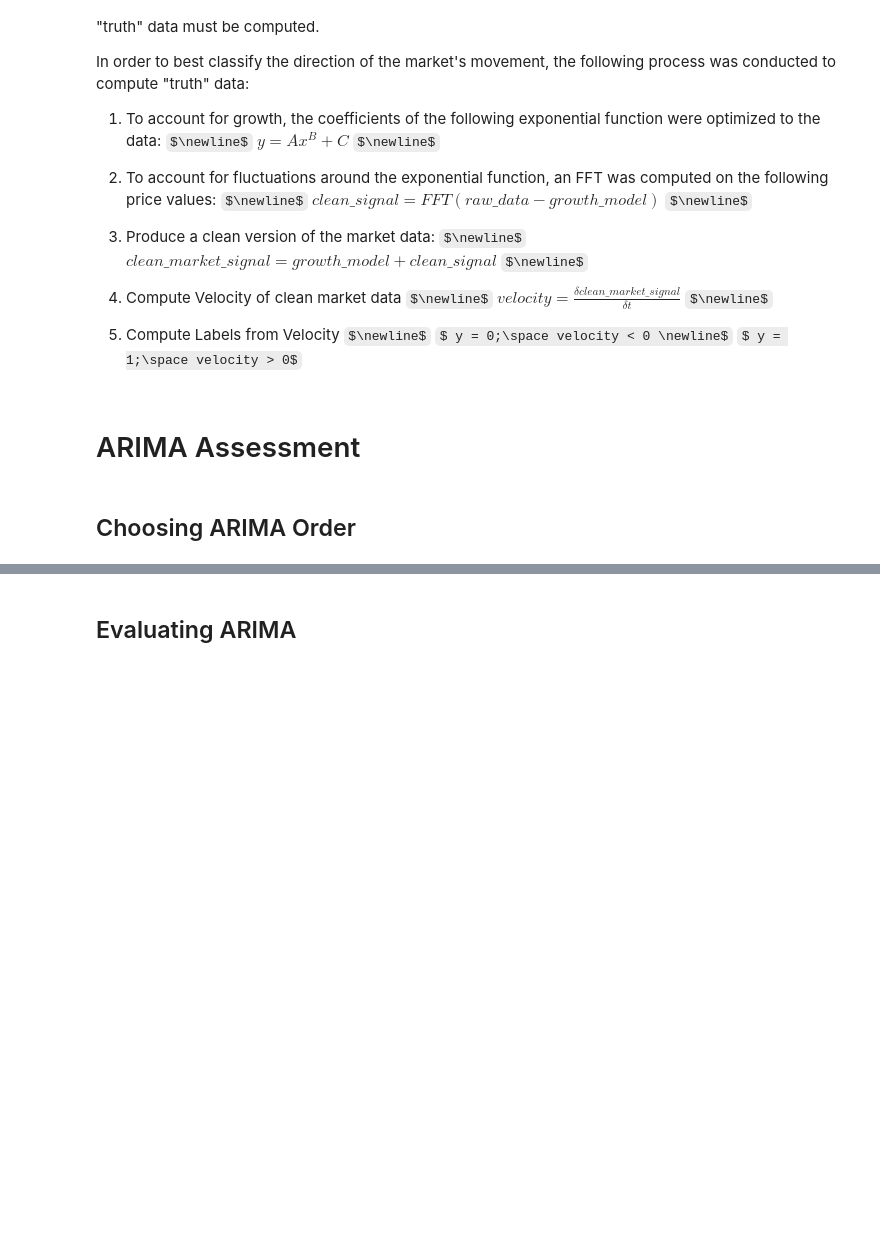
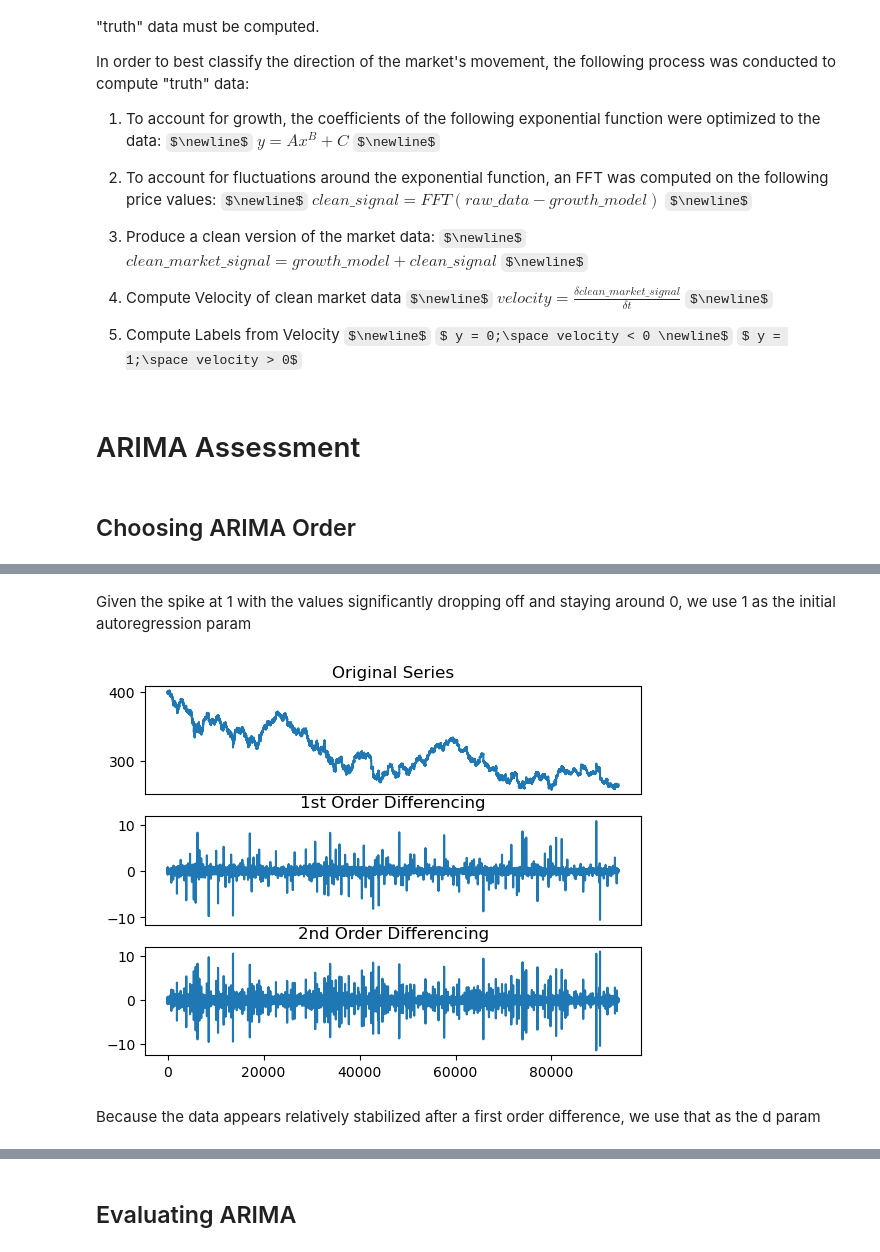
Before and after one commit to sindarian/market-trend-classification, a Jupyter notebook: analysis_driver.ipynb, the cells around one changed output, grey strips where cells are left out. Saved outputs shown, nothing was run; the diff lists cells and outputs as text; code cells hidden in the pictures; some formulas as TeX source; blank space fills up the shorter version.

```diff
--- a/analysis_driver.ipynb
+++ b/analysis_driver.ipynb
@@ -73,19 +82,11 @@ p = 1
+# %% [markdown]
+Given the spike at 1 with the values significantly dropping off and staying around 0, we use 1 as the initial autoregression param
 # %%
-fig, (ax1, ax2, ax3) = plt.subplots(3)
-ax1.plot(data_df[[sig_col]])
-ax1.set_title('Original Series')
-ax1.axes.xaxis.set_visible(False)
-
-ax2.plot(data_df[[sig_col]].diff())
-ax2.set_title('1st Order Differencing')
-ax2.axes.xaxis.set_visible(False)
-
-ax3.plot(data_df[[sig_col]].diff().diff())
-ax3.set_title('2nd Order Differencing')
-plt.show()
-
-# because the data appears relatively stabilized after a first order
-# difference, we use that as the d param
+ps.plot_data_differencing(data_df, sig_col)
 d = 1
+# %% [output]
+[figure, added]
+# %% [markdown]
+Because the data appears relatively stabilized after a first order difference, we use that as the d param
 # %%
 plot_acf(data_df[[sig_col]].diff().dropna());
```
Also changed, not shown: parts of 11 cells of this notebook, 4 other files.
